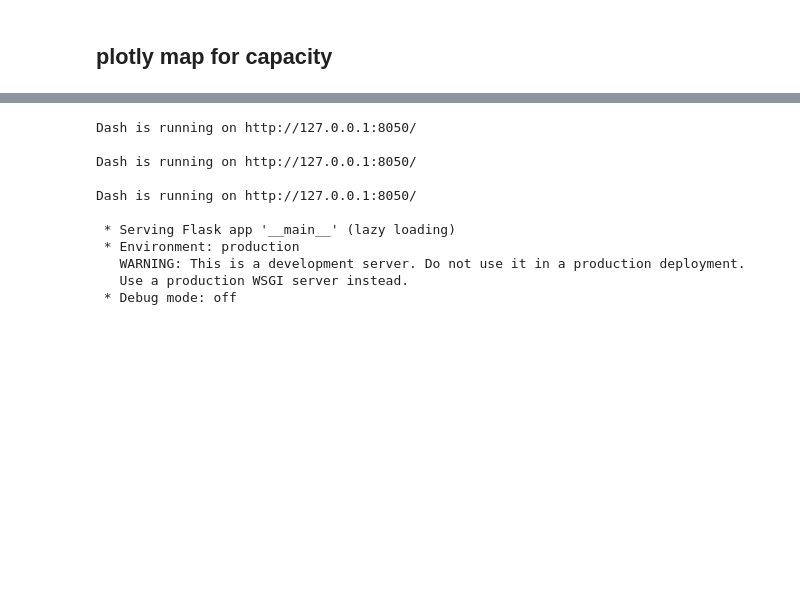
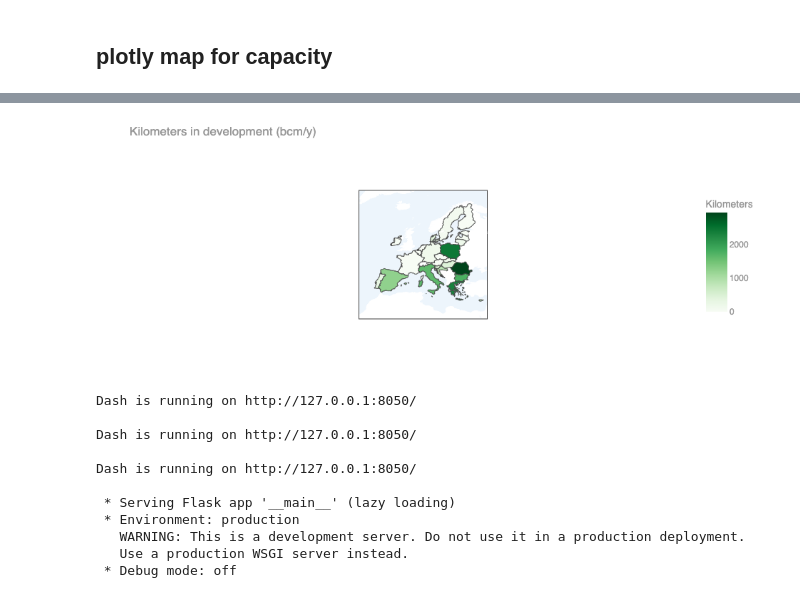
Before and after one commit to GlobalEnergyMonitor/europe-gas-tracker-dashboard, a Jupyter notebook: notebooks/Europe-Gas-Dashboard-testing-interactive-figures.ipynb, the cells around one changed output, grey strips where cells are left out. Saved outputs shown, nothing was run; the diff lists cells and outputs as text; code cells hidden in the pictures; blank space fills up the shorter version.

```diff
--- a/notebooks/Europe-Gas-Dashboard-testing-interactive-figures.ipynb
+++ b/notebooks/Europe-Gas-Dashboard-testing-interactive-figures.ipynb
@@ -933,0 +928,81 @@ Did you mean "colorway"?
+# %%
+def fig_kilometers_map():
+
+
+    pipes_df_length_sum = pandas.DataFrame(0, index=country_list, columns=['Pre-construction','Construction'])
+    country_ratios_df_region = country_ratios_df[(country_ratios_df.Country.isin(region_df_touse.Country))&
+                                                 (country_ratios_df.Status.isin(['Construction','Proposed']))]
+
+    country_ratios_df_region = country_ratios_df[(country_ratios_df.Country.isin(region_df_touse.Country))&
+                                (country_ratios_df.Status.isin(['Construction','Proposed']))]
+
+    # proposed
+    pipes_df_length_sum['Pre-construction'] += country_ratios_df_region.loc[country_ratios_df_region.Status=='Proposed'].groupby(
+        'Country')['MergedKmByCountry'].sum()
+    # construction
+    pipes_df_length_sum['Construction'] += country_ratios_df_region.loc[country_ratios_df_region.Status=='Construction'].groupby(
+        'Country')['MergedKmByCountry'].sum()
+
+    pipes_df_length_sum.replace(numpy.nan,0,inplace=True)
+
+    # reorder for descending values
+    country_order = pipes_df_length_sum.sum(axis=1).sort_values(ascending=True).index
+    pipes_df_length_sum = pipes_df_length_sum.reindex(country_order)
+
+    # ****************************************
+
+    # create cloropleth info
+    pipes_df_length_sum['Kilometers'] = pipes_df_length_sum.sum(axis=1)
+
+    # add ISO Code for interaction with nat earth data
+    pipes_df_length_sum['ISOCode'] = ''
+    for idx,row in  pipes_df_length_sum.iterrows():
+         pipes_df_length_sum.loc[idx,'ISOCode'] = region_df_orig.loc[region_df_orig['Country']==row.name,'ISOCode'].values
+
+    # reorder for descending values
+    country_order =  pipes_df_length_sum.sum(axis=1).sort_values(ascending=True).index
+    pipes_df_length_sum = pipes_df_length_sum.reindex(country_order)
+
+    fig = px.choropleth(pipes_df_length_sum,
+                        locations=pipes_df_length_sum['ISOCode'],
+                        color='Kilometers', color_continuous_scale=px.colors.sequential.Greens,
+                        title='Pipeline kilometers in development (bcm/y)')
+
+    fig.update_geos(
+        resolution=50,
+        showcoastlines=False,
+        #showcountries=True,
+        #coastlinecolor=px.colors.sample_colorscale('greys', 0.9)[0],
+        landcolor=px.colors.sample_colorscale('greys', 1e-5)[0],
+
+        showocean=True,
+        oceancolor=px.colors.sample_colorscale('blues', 0.05)[0],
+
+        projection_type='azimuthal equal area',
+        center=dict(lat=50, lon=7),
+        projection_rotation=dict(lon=30),
+        projection_scale=5.5)
+
+    fig.update_layout(
+        font_family='Helvetica',
+        font_color=px.colors.sample_colorscale('greys', 0.5)[0],
+        plot_bgcolor='white',
+        paper_bgcolor='white',
+
+        yaxis_title='country',
+        xaxis_title='bcm/y',
+        xaxis={'side':'top'},
+        title_y=.97,
+        title_yanchor='top',
+
+        coloraxis_colorbar_x=1.01)
+
+    fig.update_traces(
+        colorbar=dict(thickness=100),
+        selector=dict(type='choropleth'))
+
+    return(fig)
+
+fig = fig_kilometers_map()
+fig.show()
+# %% [output]
@@ -934,3 +1010,4 @@ Did you mean "colorway"?
+[figure, added]
 # %%
 # ****************************************
 # dashboard details
```
Also changed, not shown: parts of 2 cells of this notebook, 1 other file.
